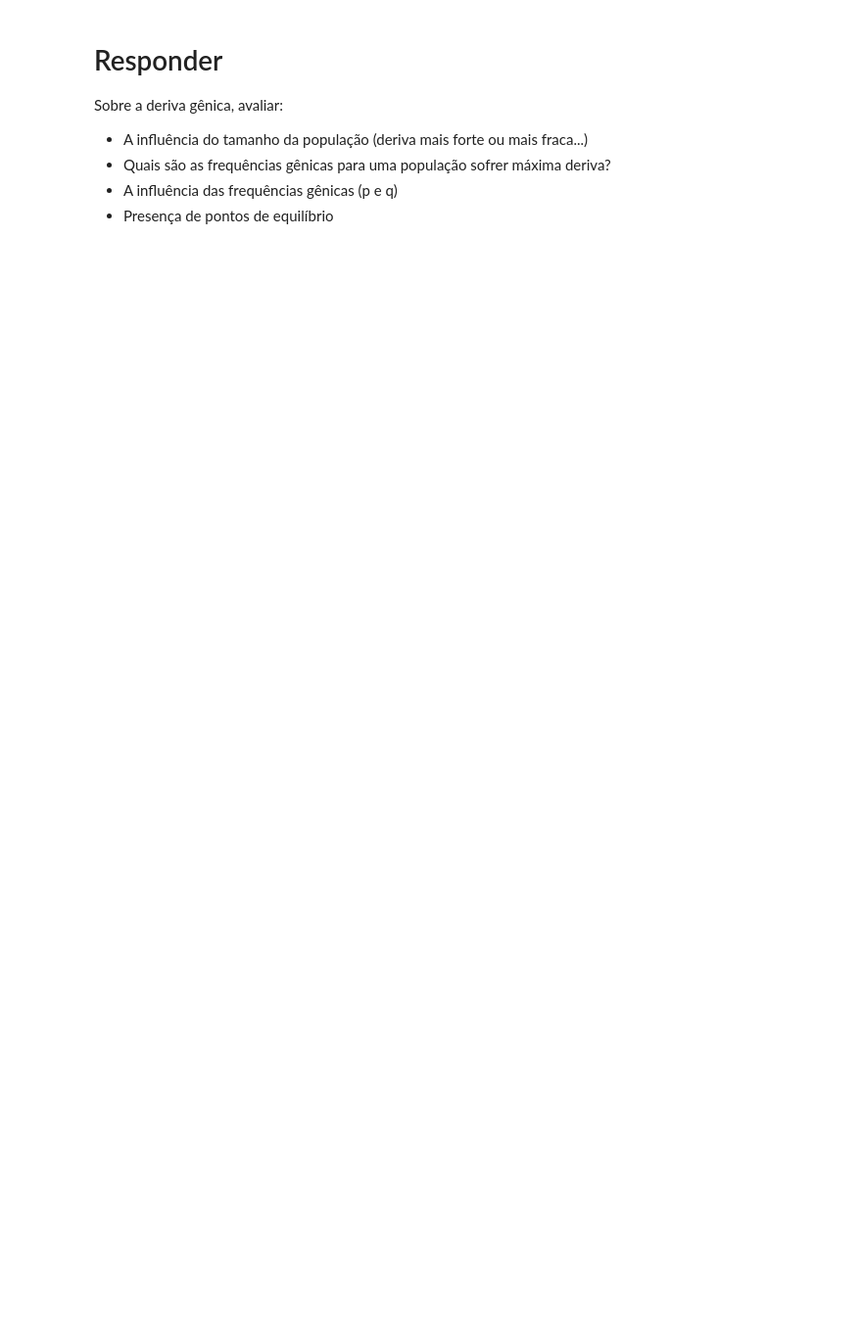
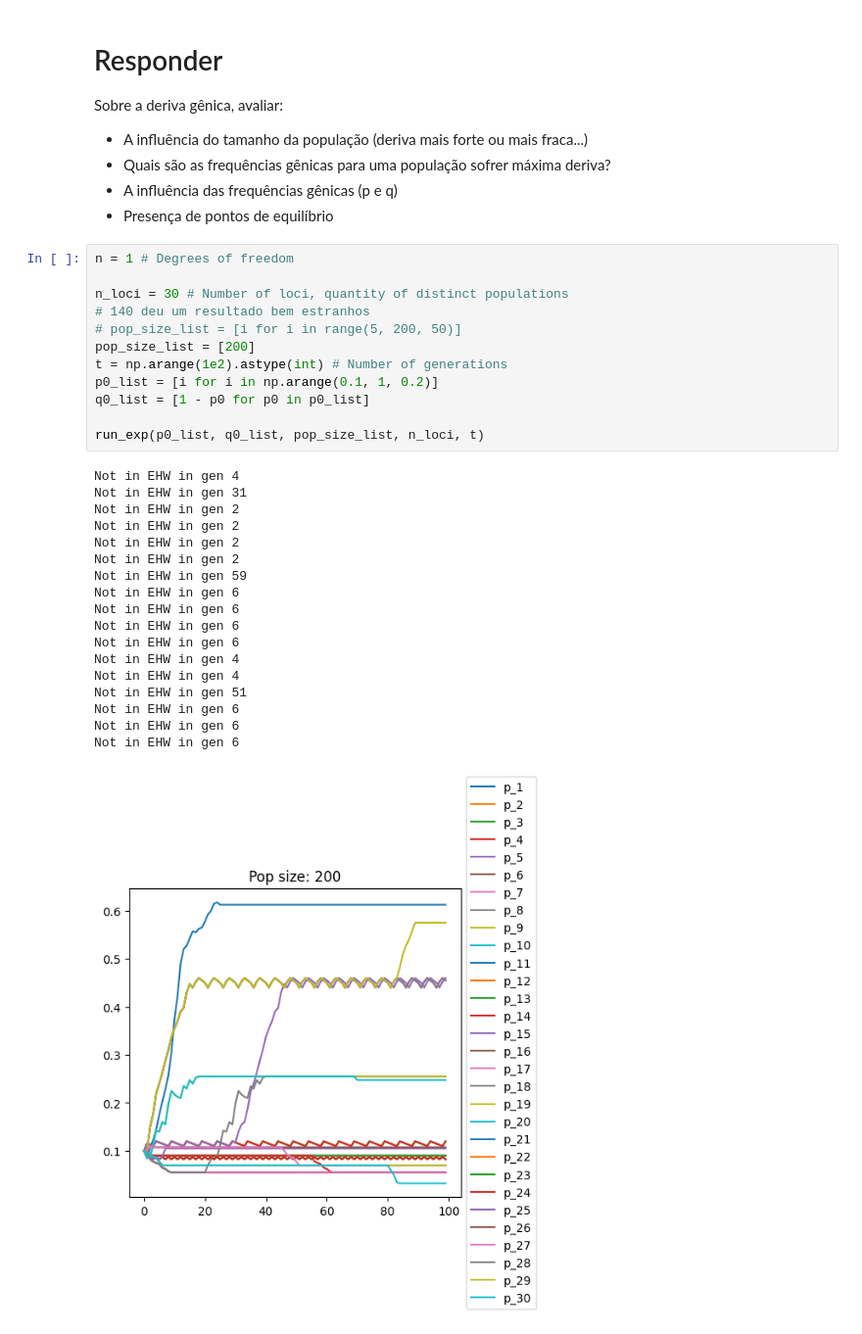
Before and after one commit to mauro-moura/GA044-Evolucao, a Jupyter notebook: implementation_5/implementation_5.ipynb, the cells around one changed output. Shown at 98% size. Saved outputs shown, nothing was run; the diff lists cells and outputs as text; blank space fills up the shorter version.

```diff
--- a/implementation_5/implementation_5.ipynb
+++ b/implementation_5/implementation_5.ipynb
@@ -109,3 +190,34 @@ Sobre a deriva gênica, avaliar:
 - Quais são as frequências gênicas para uma população sofrer máxima deriva?
 - A influência das frequências gênicas (p e q)
 - Presença de pontos de equilíbrio
+# %%
+n = 1 # Degrees of freedom
+
+n_loci = 30 # Number of loci, quantity of distinct populations
+# 140 deu um resultado bem estranhos
+# pop_size_list = [i for i in range(5, 200, 50)]
+pop_size_list = [200]
+t = np.arange(1e2).astype(int) # Number of generations
+p0_list = [i for i in np.arange(0.1, 1, 0.2)]
+q0_list = [1 - p0 for p0 in p0_list]
+
+run_exp(p0_list, q0_list, pop_size_list, n_loci, t)
+# %% [output]
+Not in EHW in gen 4
+Not in EHW in gen 31
+Not in EHW in gen 2
+Not in EHW in gen 2
+Not in EHW in gen 2
+Not in EHW in gen 2
+Not in EHW in gen 59
+Not in EHW in gen 6
+Not in EHW in gen 6
+Not in EHW in gen 6
+Not in EHW in gen 6
+Not in EHW in gen 4
+Not in EHW in gen 4
+Not in EHW in gen 51
+Not in EHW in gen 6
+Not in EHW in gen 6
+Not in EHW in gen 6
+[figure, added]
```
Also changed, not shown: parts of 4 cells of this notebook, 15 other files.
